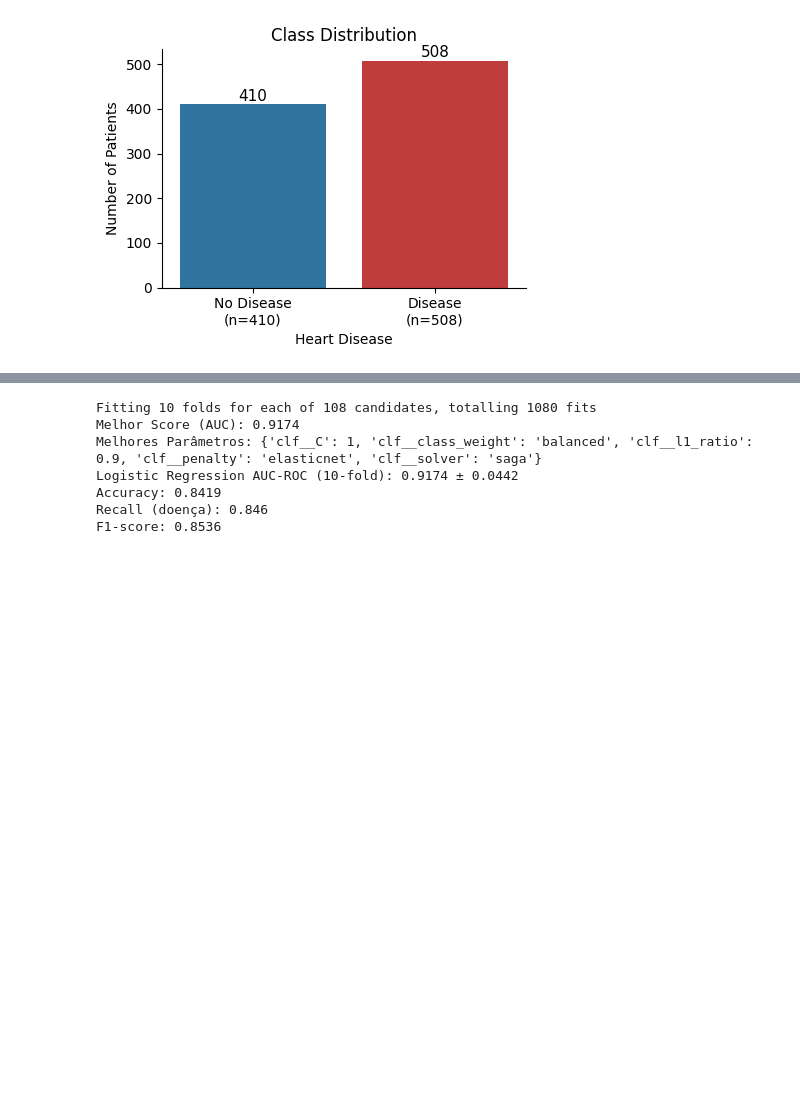
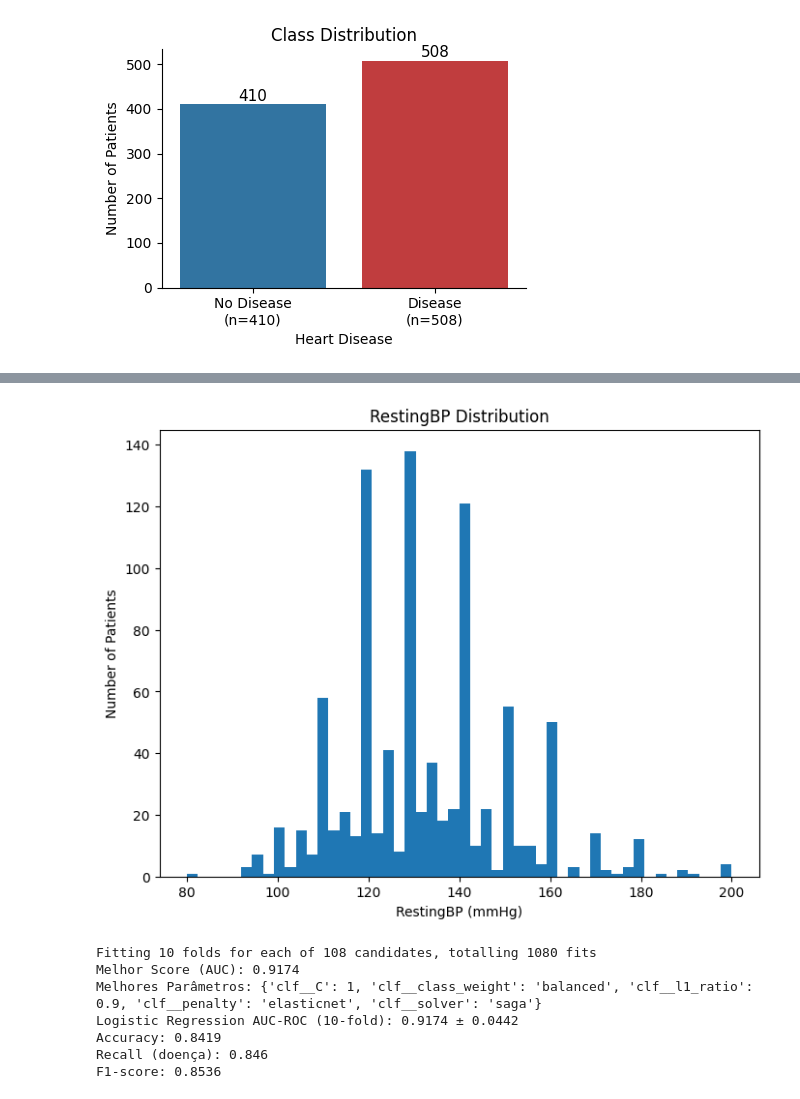
Before and after one commit to malf75/Heart-Failure-ML, a Jupyter notebook: heartdisease.ipynb, the cells around one changed output, grey strips where cells are left out. Drawn from its saved outputs; the diff is of its cells as text; code cells hidden in the pictures; blank space fills up the shorter version.

```diff
--- a/heartdisease.ipynb
+++ b/heartdisease.ipynb
@@ -134,3 +136,13 @@ plt.show()
+# %%
+plt.figure(figsize=(8, 6))
+plt.hist(x=df['RestingBP'], bins=50);
+plt.xlabel('RestingBP (mmHg)')
+plt.ylabel('Number of Patients')
+plt.title('RestingBP Distribution')
+plt.savefig('images/RestingBP_distribution.png', dpi=300, bbox_inches='tight')
+plt.show()
+# %% [output]
+[figure, added]
 # %%
 cat_cols = ['Sex', 'ChestPainType', 'RestingECG', 'ExerciseAngina', 'ST_Slope']
 num_cols = ['Age', 'RestingBP', 'Cholesterol', 'MaxHR', 'Oldpeak', 'FastingBS']
```
Also changed, not shown: parts of 12 cells of this notebook, 25 other files.
